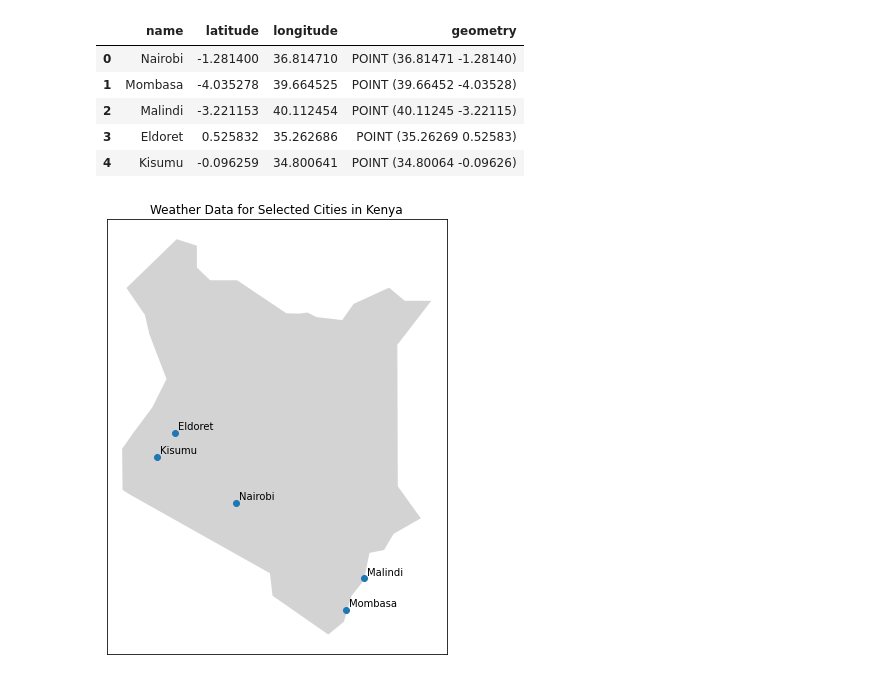
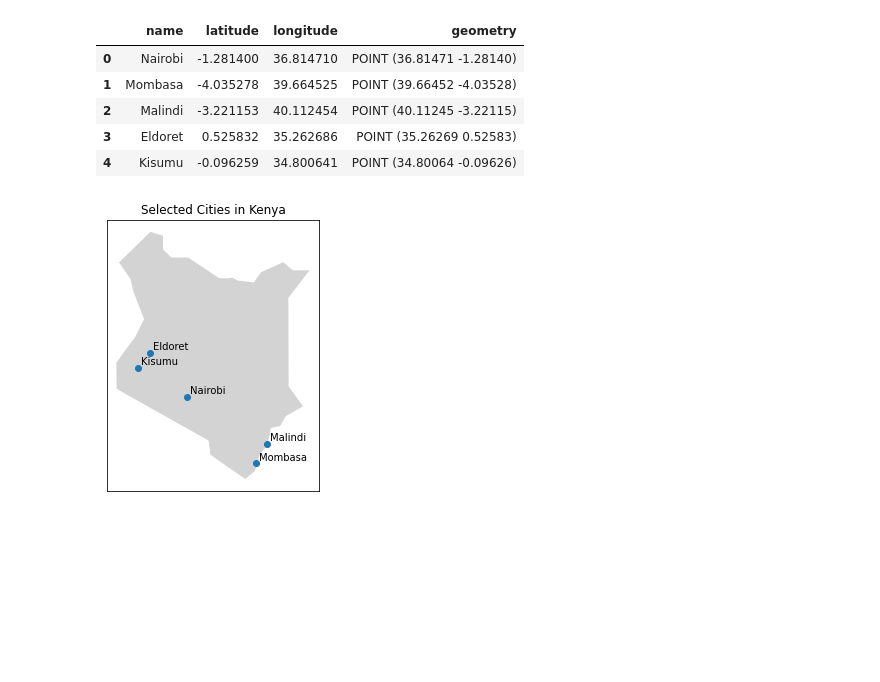
Before and after one commit to wkirui/Weather-Data-Analysis, a Jupyter notebook: Map Generator.ipynb, the cells around one changed output. Saved outputs shown, nothing was run; the diff lists cells and outputs as text; code cells hidden in the pictures; blank space fills up the shorter version.

```diff
--- a/Map Generator.ipynb
+++ b/Map Generator.ipynb
@@ -73,20 +72,20 @@ cities_gdf
 | 4 | Kisumu | -0.096259 | 34.800641 | POINT (34.80064 -0.09626) |
 # %%
 # plot the cities on the map
-fig,ax = plt.subplots(figsize=(10,8))
+fig,ax = plt.subplots(figsize=(6,5))
 kenya.plot(color='lightgrey',ax=ax)
 cities_gdf.plot(ax=ax)
 for x, y, label in zip(cities_gdf.geometry.x, cities_gdf.geometry.y, cities_gdf.name):
     ax.annotate(label, xy=(x, y), xytext=(3, 3), textcoords="offset points")
 
-plt.title('Weather Data for Selected Cities in Kenya')
+plt.title('Selected Cities in Kenya')
 # ax.set_yticklabels([])
 # ax.set_xticklabels([])
 plt.gca().axes.get_yaxis().set_visible(False)
 plt.gca().axes.get_xaxis().set_visible(False)
 
 # save file
 plt.savefig('img/selected_cities.png')
 plt.show()
 # %% [output]
-[figure, old version]
+[figure, new version]
```
Also changed, not shown: parts of 1 cell of this notebook.
